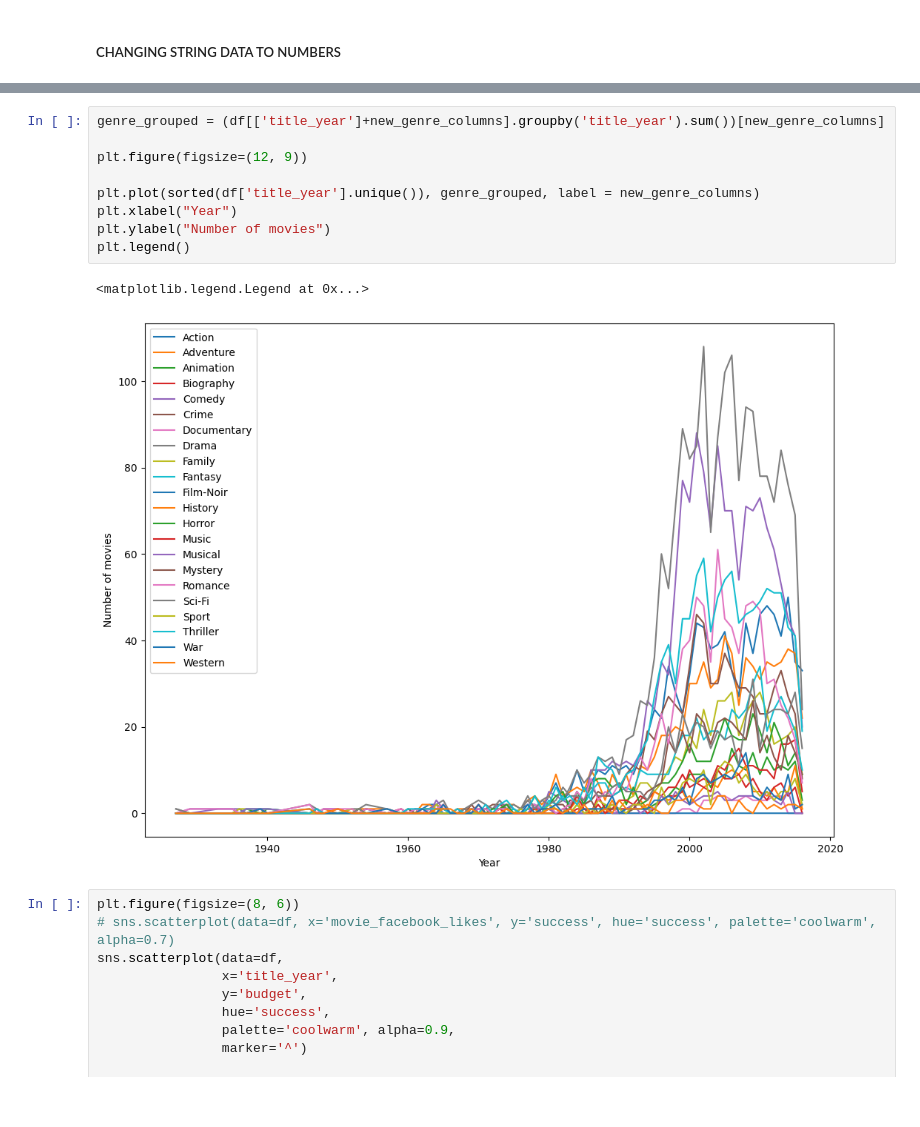
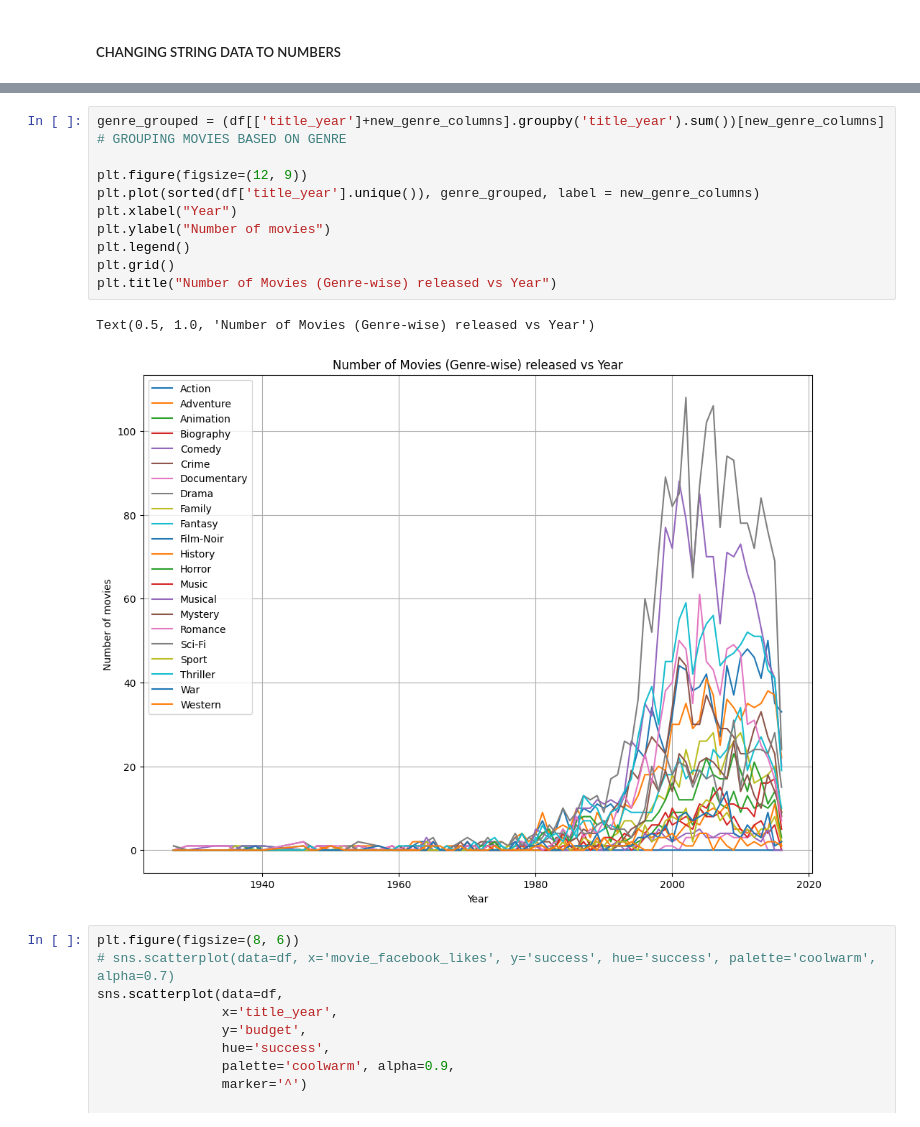
Before and after one commit to HappyBravo/IISc_selectionProblems, a Jupyter notebook: Problem_1/problem1_final.ipynb, the cells around one changed output, grey strips where cells are left out. Cells and saved outputs as stored; diff of their text form.

Commit message:
ADDED README FILES, PROBLEM 1, - CLEANING DONE, ADDED COMMENTS, SAVED FIGURES - README INITIALIZED

```diff
--- a/Problem_1/problem1_final.ipynb
+++ b/Problem_1/problem1_final.ipynb
@@ -308,15 +325,16 @@ No artists with labels found to put in legend.  Note that artists whose label st
 # %%
-genre_grouped = (df[['title_year']+new_genre_columns].groupby('title_year').sum())[new_genre_columns]
+genre_grouped = (df[['title_year']+new_genre_columns].groupby('title_year').sum())[new_genre_columns] # GROUPING MOVIES BASED ON GENRE
 
 plt.figure(figsize=(12, 9))
-
 plt.plot(sorted(df['title_year'].unique()), genre_grouped, label = new_genre_columns)
 plt.xlabel("Year")
 plt.ylabel("Number of movies")
 plt.legend()
+plt.grid()
+plt.title("Number of Movies (Genre-wise) released vs Year")
 # %% [output]
-<matplotlib.legend.Legend at 0x...>
+Text(0.5, 1.0, 'Number of Movies (Genre-wise) released vs Year')
-[figure, old version]
+[figure, new version]
 # %%
 plt.figure(figsize=(8, 6))
 # sns.scatterplot(data=df, x='movie_facebook_likes', y='success', hue='success', palette='coolwarm', alpha=0.7)
```
Also changed, not shown: parts of 61 cells of this notebook, 8 other files.
